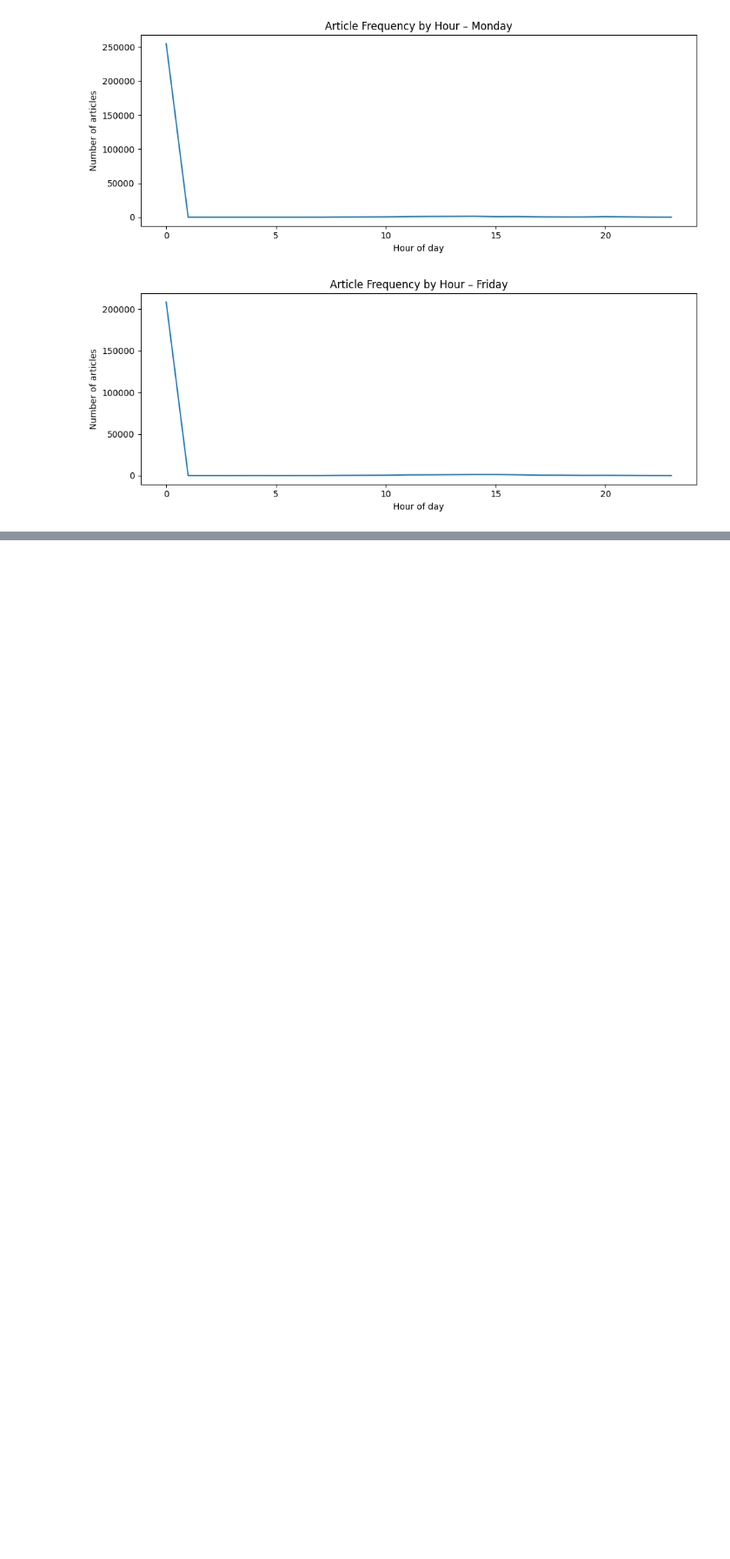
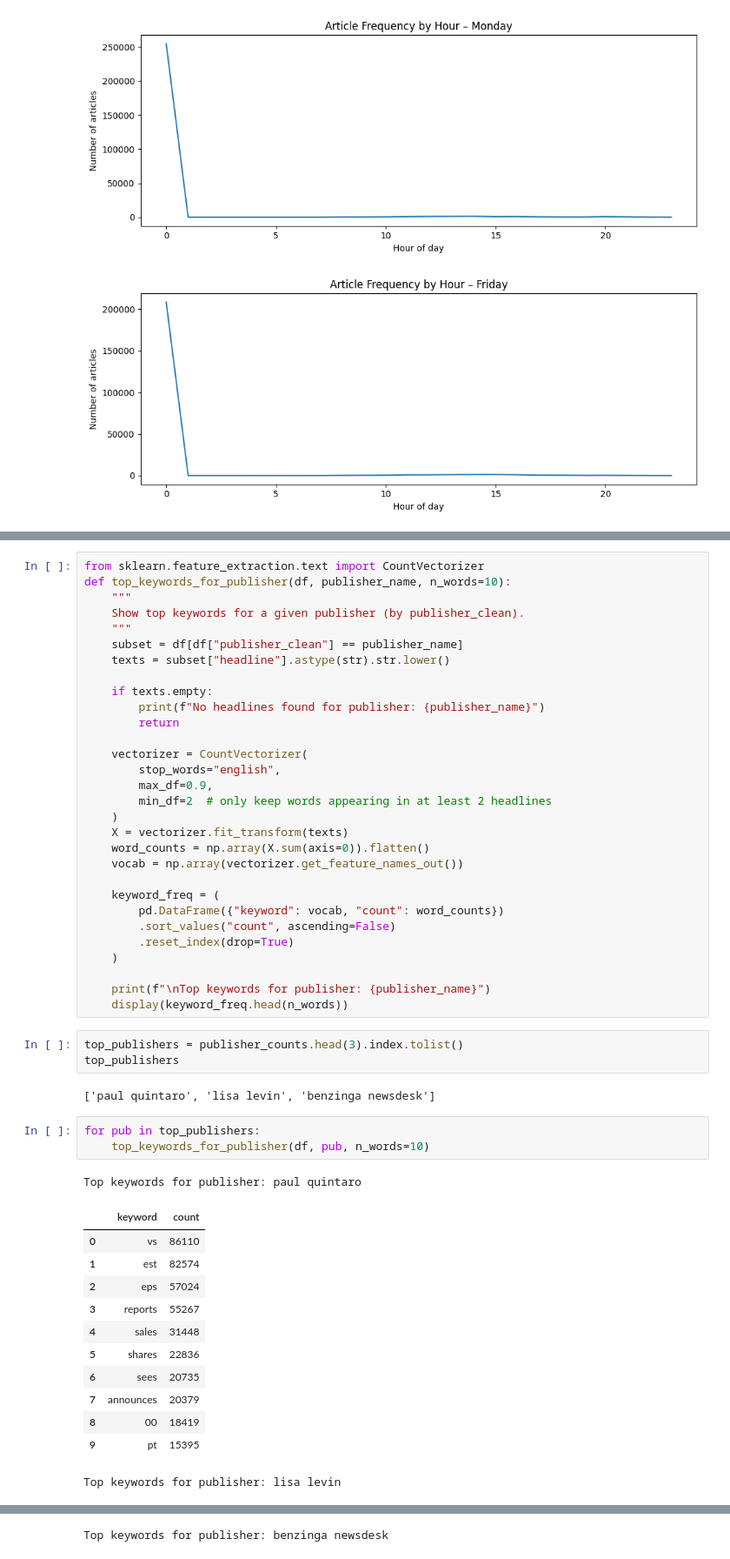
Before and after one commit to Filimon-H/Predicting-Price-Moves-with-News-Sentiment, a Jupyter notebook: notebooks/News_EDA.ipynb, the cells around one changed output, grey strips where cells are left out. Shown at 87% size. Drawn from its saved outputs; the diff is of its cells as text; blank space fills up the shorter version.

```diff
--- a/notebooks/News_EDA.ipynb
+++ b/notebooks/News_EDA.ipynb
@@ -509,0 +570,52 @@ for day in ["Monday", "Friday"]:
+# %%
+from sklearn.feature_extraction.text import CountVectorizer
+def top_keywords_for_publisher(df, publisher_name, n_words=10):
+    """
+    Show top keywords for a given publisher (by publisher_clean).
+    """
+    subset = df[df["publisher_clean"] == publisher_name]
+    texts = subset["headline"].astype(str).str.lower()
+
+    if texts.empty:
+        print(f"No headlines found for publisher: {publisher_name}")
+        return
+
+    vectorizer = CountVectorizer(
+        stop_words="english",
+        max_df=0.9,
+        min_df=2  # only keep words appearing in at least 2 headlines
+    )
+    X = vectorizer.fit_transform(texts)
+    word_counts = np.array(X.sum(axis=0)).flatten()
+    vocab = np.array(vectorizer.get_feature_names_out())
+
+    keyword_freq = (
+        pd.DataFrame({"keyword": vocab, "count": word_counts})
+        .sort_values("count", ascending=False)
+        .reset_index(drop=True)
+    )
+
+    print(f"\nTop keywords for publisher: {publisher_name}")
+    display(keyword_freq.head(n_words))
+# %%
+top_publishers = publisher_counts.head(3).index.tolist()
+top_publishers
+# %% [output]
+['paul quintaro', 'lisa levin', 'benzinga newsdesk']
+# %%
+for pub in top_publishers:
+    top_keywords_for_publisher(df, pub, n_words=10)
+# %% [output]
+Top keywords for publisher: paul quintaro
+|  | keyword | count |
+| 0 | vs | 86110 |
+| 1 | est | 82574 |
+| 2 | eps | 57024 |
+| 3 | reports | 55267 |
+| 4 | sales | 31448 |
+| 5 | shares | 22836 |
+| 6 | sees | 20735 |
+| 7 | announces | 20379 |
+| 8 | 00 | 18419 |
+| 9 | pt | 15395 |
+Top keywords for publisher: lisa levin
@@ -509,0 +633 @@ for day in ["Monday", "Friday"]:
+Top keywords for publisher: benzinga newsdesk
```
Also changed, not shown: parts of 11 cells of this notebook.
